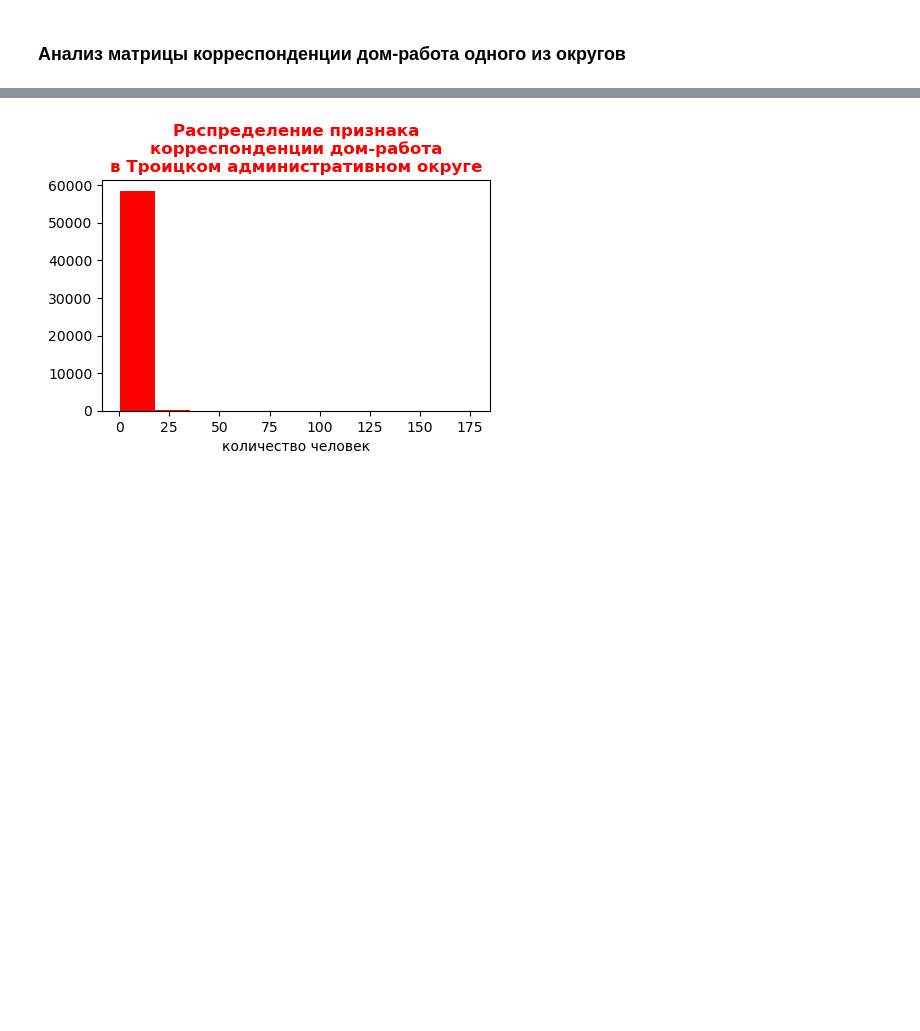
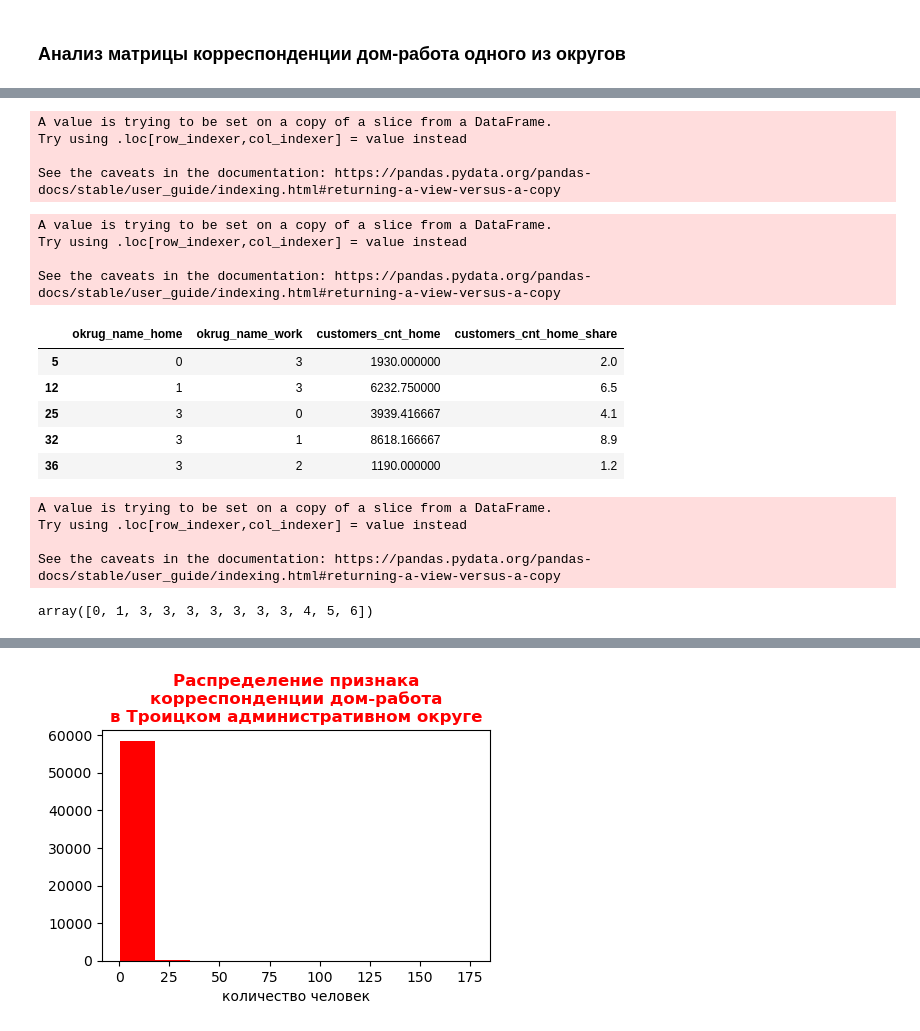
Before and after one commit to RuslanLat/moscov, a Jupyter notebook: EDA_home_work.ipynb, the cells around one changed output, grey strips where cells are left out. Saved outputs shown, nothing was run; the diff lists cells and outputs as text; code cells hidden in the pictures; blank space fills up the shorter version.

```diff
--- a/EDA_home_work.ipynb
+++ b/EDA_home_work.ipynb
@@ -264,0 +304,3 @@ cmatrix_home_work_yes.head()
+# %%
+# вызов функции кодировки данных
+le = preprocessing.LabelEncoder()
@@ -264,0 +333,39 @@ cmatrix_home_work_yes.head()
+# %%
+# перекодировка данных
+troitsky_okrug_sankey['okrug_name_home'] = le.transform(troitsky_okrug_sankey['okrug_name_home'])
+# %% [output]
+A value is trying to be set on a copy of a slice from a DataFrame.
+Try using .loc[row_indexer,col_indexer] = value instead
+
+See the caveats in the documentation: https://pandas.pydata.org/pandas-docs/stable/user_guide/indexing.html#returning-a-view-versus-a-copy
+# %%
+# перекодировка данных
+troitsky_okrug_sankey['okrug_name_work'] = le.transform(troitsky_okrug_sankey['okrug_name_work'])
+# %% [output]
+A value is trying to be set on a copy of a slice from a DataFrame.
+Try using .loc[row_indexer,col_indexer] = value instead
+
+See the caveats in the documentation: https://pandas.pydata.org/pandas-docs/stable/user_guide/indexing.html#returning-a-view-versus-a-copy
+# %%
+# вывод данных
+troitsky_okrug_sankey.head()
+# %% [output]
+|  | okrug_name_home | okrug_name_work | customers_cnt_home | customers_cnt_home_share |
+| 5 | 0 | 3 | 1930.000000 | 2.0 |
+| 12 | 1 | 3 | 6232.750000 | 6.5 |
+| 25 | 3 | 0 | 3939.416667 | 4.1 |
+| 32 | 3 | 1 | 8618.166667 | 8.9 |
+| 36 | 3 | 2 | 1190.000000 | 1.2 |
+# %%
+# смена типа данных
+troitsky_okrug_sankey['customers_cnt_home'] = troitsky_okrug_sankey['customers_cnt_home'].astype('int')
+# %% [output]
+A value is trying to be set on a copy of a slice from a DataFrame.
+Try using .loc[row_indexer,col_indexer] = value instead
+
+See the caveats in the documentation: https://pandas.pydata.org/pandas-docs/stable/user_guide/indexing.html#returning-a-view-versus-a-copy
+# %%
+# признак домашнего округа
+troitsky_okrug_sankey['okrug_name_home'].values
+# %% [output]
+array([0, 1, 3, 3, 3, 3, 3, 3, 3, 4, 5, 6])
```
Also changed, not shown: parts of 19 cells of this notebook, 1 other file.
